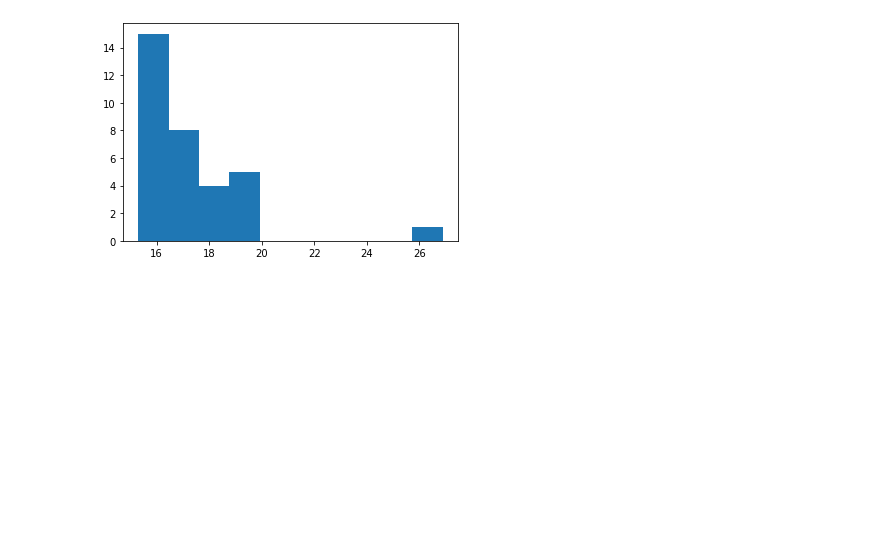
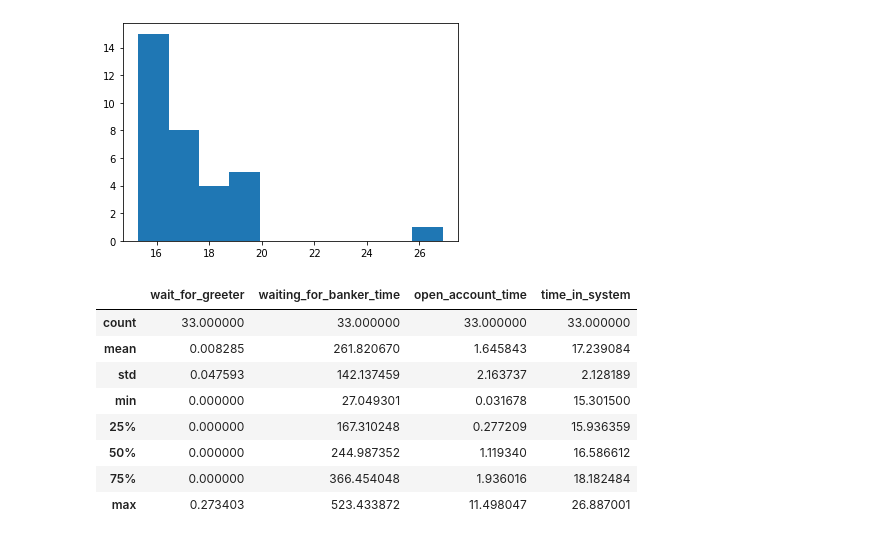
Before and after one commit to slbrooks/homework3, a Jupyter notebook: homework3_sb.ipynb, the cells around one changed output. Saved outputs shown, nothing was run; the diff lists cells and outputs as text; code cells hidden in the pictures; blank space fills up the shorter version.

```diff
--- a/homework3_sb.ipynb
+++ b/homework3_sb.ipynb
@@ -381,5 +282,15 @@ plt.hist(bank_customer_log_df['time_in_system']);
 # %% [output]
 [figure]
 # %%
-bank_customer_log_df.loc[:, ['wait_for_greeter', 'wait_for_reg',
-                              'wait_for_scheduler', 'wait_for_vaccinator', 'time_in_system']].describe()
+bank_customer_log_df.loc[:, ['wait_for_greeter', 'waiting_for_banker_time',
+                              'open_account_time', 'time_in_system']].describe()
+# %% [output]
+|  | wait_for_greeter | waiting_for_banker_time | open_account_time | time_in_system |
+| count | 33.000000 | 33.000000 | 33.000000 | 33.000000 |
+| mean | 0.008285 | 261.820670 | 1.645843 | 17.239084 |
+| std | 0.047593 | 142.137459 | 2.163737 | 2.128189 |
+| min | 0.000000 | 27.049301 | 0.031678 | 15.301500 |
+| 25% | 0.000000 | 167.310248 | 0.277209 | 15.936359 |
+| 50% | 0.000000 | 244.987352 | 1.119340 | 16.586612 |
+| 75% | 0.000000 | 366.454048 | 1.936016 | 18.182484 |
+| max | 0.273403 | 523.433872 | 11.498047 | 26.887001 |
```
Also changed, not shown: parts of 26 cells of this notebook, 4 other files.
